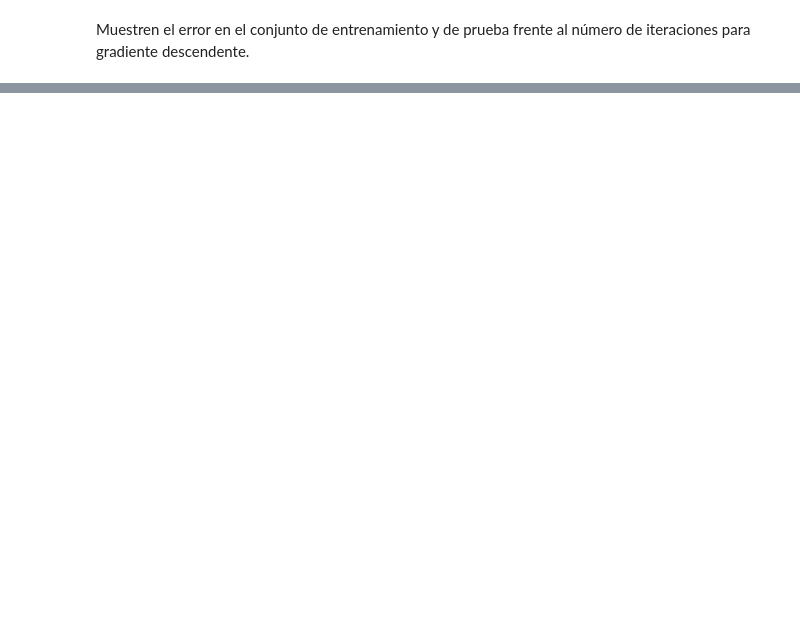
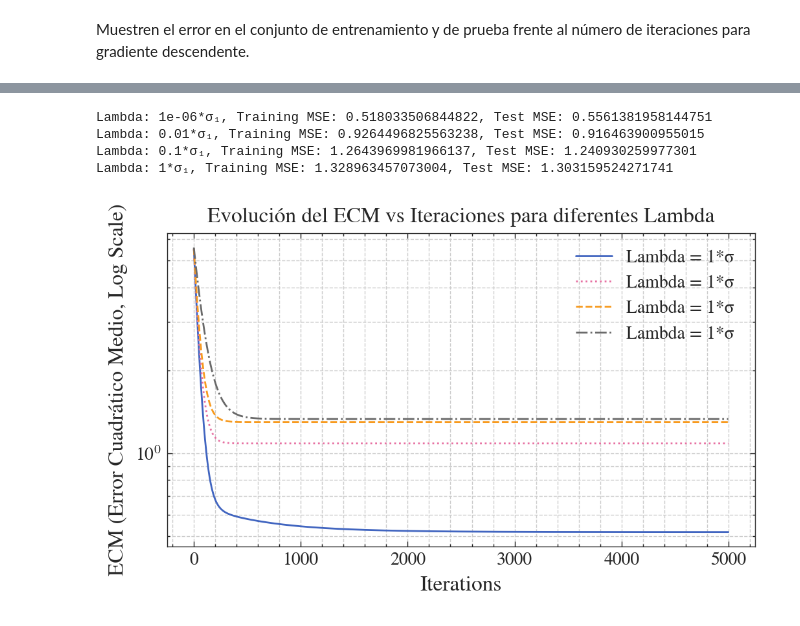
Before and after one commit to belubeluga/GRADIENT-DESCENT_LINEAR-REGRESSION_TP-04-MNyO, a Jupyter notebook: punto2.ipynb, the cells around one changed output, grey strips where cells are left out. Saved outputs shown, nothing was run; the diff lists cells and outputs as text; code cells hidden in the pictures; blank space fills up the shorter version.

```diff
--- a/punto2.ipynb
+++ b/punto2.ipynb
@@ -201,0 +251,65 @@ plot_error_comparison(train_error_analytical, train_error_gd, test_error_analyti
+# %%
+import numpy as np
+from sklearn.datasets import fetch_california_housing
+from sklearn.model_selection import train_test_split
+from sklearn.preprocessing import StandardScaler
+import matplotlib.pyplot as plt
+from sklearn.metrics import mean_squared_error
+
+
+plt.style.use('figs.mplstyle')
+
+data = fetch_california_housing()
+X, y = data.data, data.target
+
+X = np.hstack([np.ones((X.shape[0], 1)), X])
+
+X_train, X_test, y_train, y_test = train_test_split(X, y, test_size=0.2, random_state=42)
+
+scaler = StandardScaler()
+X_train[:, 1:] = scaler.fit_transform(X_train[:, 1:])
+X_test[:, 1:] = scaler.transform(X_test[:, 1:])
+
+def ridge_gradient_descent_with_tracking(X, y, lambd, lr, epochs=1000):
+    n, d = X.shape
+    w = np.zeros(d)
+    loss_history = []
+    for epoch in range(epochs):
+        gradient = -2 / n * X.T @ (y - X @ w) + 2 * lambd * w
+        gradient[0] -= 2 * lambd * w[0]
+        w -= lr * gradient
+        loss = np.mean((y - X @ w) ** 2) + lambd * np.sum(w[1:] ** 2)
+        loss_history.append(loss)
+    return w, loss_history
+
+sigma1 = np.linalg.svd(X_train, compute_uv=False)[0]
+lambdas = [0.000001* sigma1, 0.01 * sigma1, 0.1 * sigma1, sigma1]
+eee = [0.000001, 0.01, 0.1, 1]
+#lambdas = [0.000001* sigma1]
+
+loss_histories = {}
+for i, lambd in enumerate(lambdas):
+    lr = 1 / (sigma1 + lambd) #dynamic learning rate
+    w, loss_history = ridge_gradient_descent_with_tracking(X_train, y_train, lambd, lr, epochs=5000)
+    loss_histories[lambd] = loss_history
+
+    train_mse = mean_squared_error(y_train, X_train.dot(w))
+    test_mse = mean_squared_error(y_test, X_test.dot(w))
+    print(f"Lambda: {eee[i]}*σ₁, Training MSE: {train_mse}, Test MSE: {test_mse}")
+
+plt.figure(figsize=(5, 3))
+for lambd, loss_history in loss_histories.items():
+    plt.plot(loss_history, label=f"Lambda = {eee[i]}*σ₁")
+plt.xlabel("Iterations")
+plt.ylabel("ECM (Error Cuadrático Medio, Log Scale)")
+plt.title("Evolución del ECM vs Iteraciones para diferentes Lambda")
+plt.yscale("log")
+plt.legend()
+plt.grid(True, which="both", linestyle="--", linewidth=0.5)
+plt.show()
+# %% [output]
+Lambda: 1e-06*σ₁, Training MSE: 0.518033506844822, Test MSE: 0.5561381958144751
+Lambda: 0.01*σ₁, Training MSE: 0.9264496825563238, Test MSE: 0.916463900955015
+Lambda: 0.1*σ₁, Training MSE: 1.2643969981966137, Test MSE: 1.240930259977301
+Lambda: 1*σ₁, Training MSE: 1.328963457073004, Test MSE: 1.303159524271741
+[figure, added]
```
Also changed, not shown: parts of 8 cells of this notebook, 2 other files.
